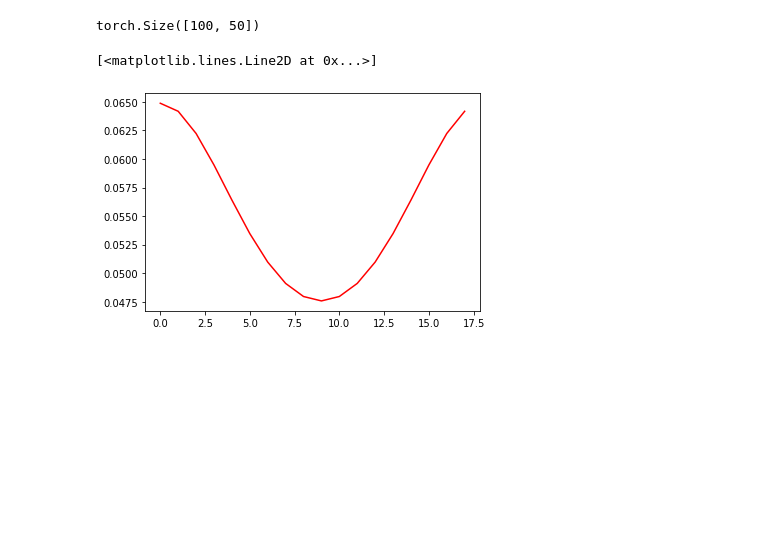
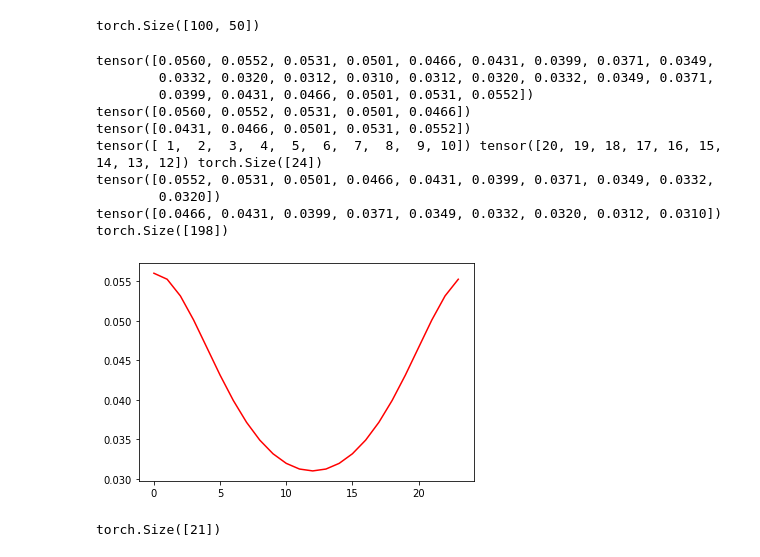
Before and after one commit to aliutkus/spe, a Jupyter notebook: dev/examples/test_spe.ipynb, the cells around one changed output. Cells and saved outputs as stored; diff of their text form; code cells hidden in the pictures; blank space fills up the shorter version.

```diff
--- a/dev/examples/test_spe.ipynb
+++ b/dev/examples/test_spe.ipynb
@@ -82,11 +94,34 @@ plt.colorbar()
 Q.shape
 # %% [output]
 torch.Size([100, 50])
-# %%
-from torch.fft import rfft, irfft
-v = torch.logspace(0, -10, 10)
-#plt.plot(v,'k')
-plt.plot(irfft(v),'r')
-# %% [output]
-[<matplotlib.lines.Line2D at 0x...>]
-[figure, removed]
+# %%
+
+v = torch.logspace(0, -10, 13)
+#plt.plot(v,'k')
+vv = irfft(v)
+plt.plot(vv,'r')
+print(vv)
+print(vv[:5])
+print(vv[-5:])
+print(encoder.pos, encoder.neg, vv.shape)
+print(vv[encoder.pos])
+print(vv[encoder.neg])
+
+n = 100
+print(irfft(torch.rand(n)).shape)
+# %% [output]
+tensor([0.0560, 0.0552, 0.0531, 0.0501, 0.0466, 0.0431, 0.0399, 0.0371, 0.0349,
+        0.0332, 0.0320, 0.0312, 0.0310, 0.0312, 0.0320, 0.0332, 0.0349, 0.0371,
+        0.0399, 0.0431, 0.0466, 0.0501, 0.0531, 0.0552])
+tensor([0.0560, 0.0552, 0.0531, 0.0501, 0.0466])
+tensor([0.0431, 0.0466, 0.0501, 0.0531, 0.0552])
+tensor([ 1,  2,  3,  4,  5,  6,  7,  8,  9, 10]) tensor([20, 19, 18, 17, 16, 15, 14, 13, 12]) torch.Size([24])
+tensor([0.0552, 0.0531, 0.0501, 0.0466, 0.0431, 0.0399, 0.0371, 0.0349, 0.0332,
+        0.0320])
+tensor([0.0466, 0.0431, 0.0399, 0.0371, 0.0349, 0.0332, 0.0320, 0.0312, 0.0310])
+torch.Size([198])
+[figure, added]
+# %%
+print(encoder.kernel[0].shape)
+# %% [output]
+torch.Size([21])
```
Also changed, not shown: parts of 6 cells of this notebook, 2 other files.
